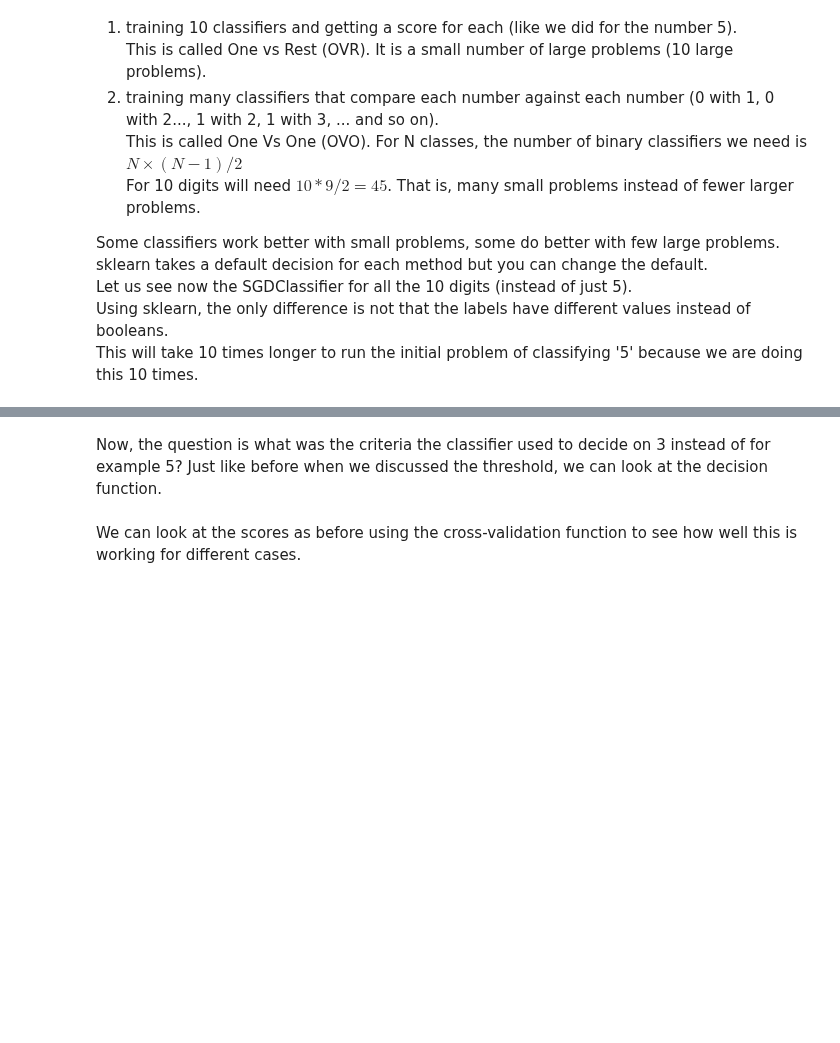
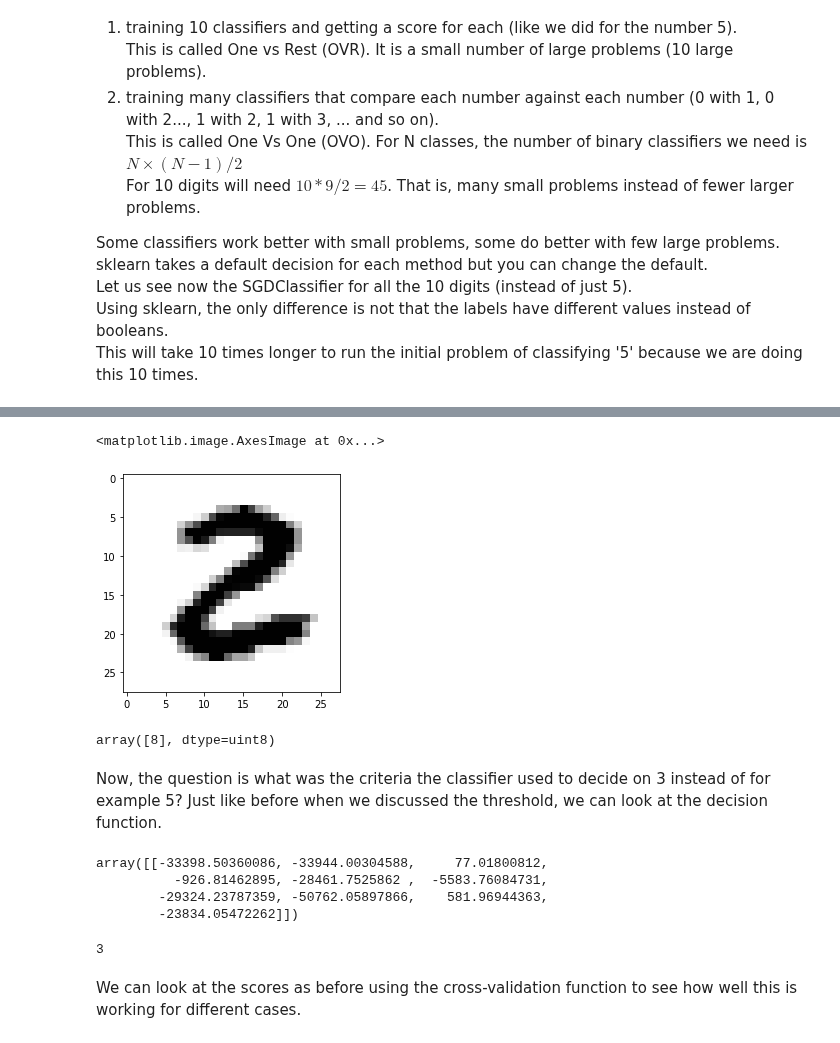
Before and after one commit to dtrad/geoml_course, a Jupyter notebook: Practice9-Classification.ipynb, the cells around one changed output, grey strips where cells are left out. Drawn from its saved outputs; the diff is of its cells as text; code cells hidden in the pictures; blank space fills up the shorter version.

```diff
--- a/Practice9-Classification.ipynb
+++ b/Practice9-Classification.ipynb
@@ -309,16 +387,28 @@ sgd_clf.fit(X_train, y_train)
 # %%
-some_digit = X[10]
+some_digit = X[25]
 some_digit_image = some_digit.reshape(28, 28)
 plt.imshow(some_digit_image, cmap=mpl.cm.binary)
+# %% [output]
+<matplotlib.image.AxesImage at 0x...>
+[figure, added]
 # %%
 sgd_clf.predict([some_digit])
+# %% [output]
+array([8], dtype=uint8)
 # %% [markdown]
 Now, the question is what was the criteria the classifier used to decide on 3 instead of for example 5?
 Just like before when we discussed the threshold, we can look at the decision function.
 # %%
 sgd_clf.decision_function([some_digit])
+# %% [output]
+array([[-33398.50360086, -33944.00304588,     77.01800812,
+          -926.81462895, -28461.7525862 ,  -5583.76084731,
+        -29324.23787359, -50762.05897866,    581.96944363,
+        -23834.05472262]])
 # %%
 np.argmax(sgd_clf.decision_function([some_digit]))
+# %% [output]
+3
 # %% [markdown]
 We can look at the scores as before using the cross-validation function to see how well this is working for different
 cases.
```
Also changed, not shown: parts of 36 cells of this notebook.
